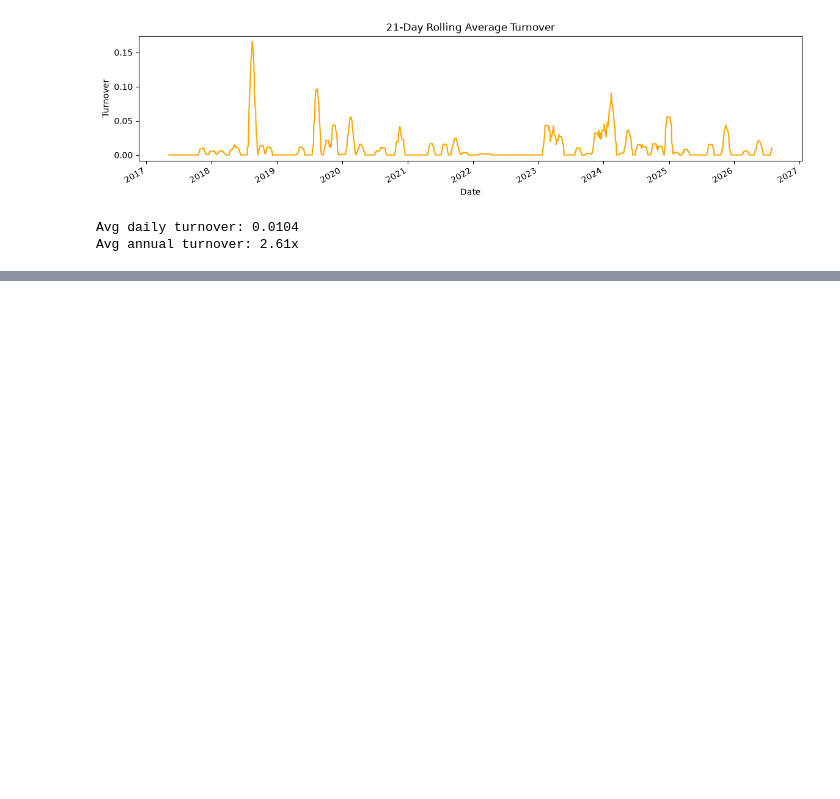
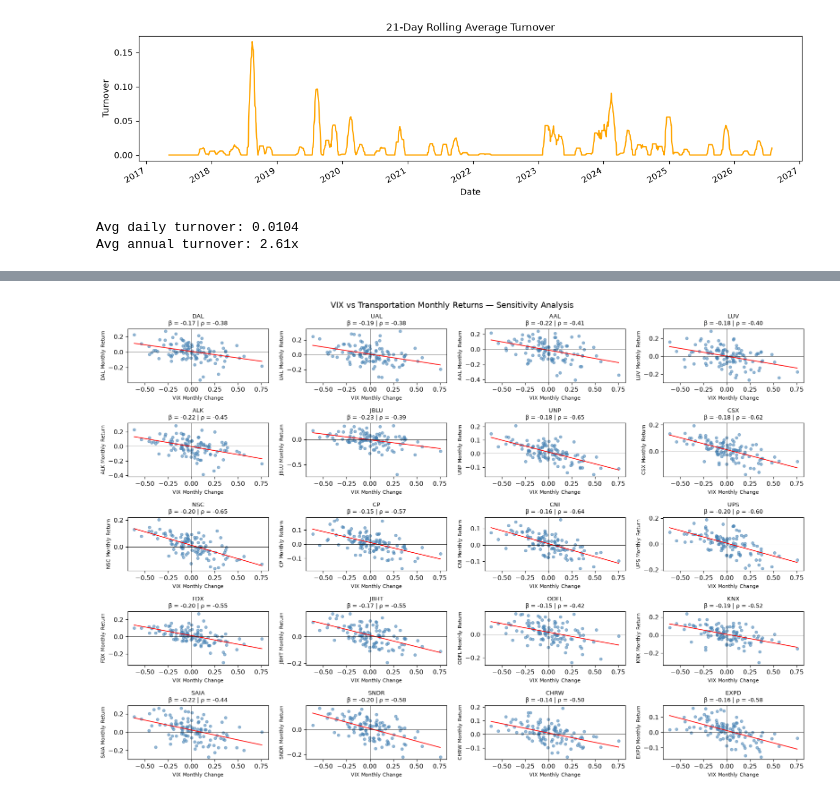
Before and after one commit to japeshwar/US-Transportation-Residual-StatArb, a Jupyter notebook: Notebooks/03_Backtest.ipynb, the cells around one changed output, grey strips where cells are left out. Drawn from its saved outputs; the diff is of its cells as text; code cells hidden in the pictures; blank space fills up the shorter version.

```diff
--- a/Notebooks/03_Backtest.ipynb
+++ b/Notebooks/03_Backtest.ipynb
@@ -357,0 +242,30 @@ for i, ticker in enumerate(tickers):
+# %%
+# VIX vs Transportation — Monthly Sensitivity
+fig, axes = plt.subplots(5, 4, figsize = (16, 11))
+axes = axes.flatten()
+vix_monthly = np.log(macro_returns['VIX']).diff().resample('ME').sum().dropna()
+for i, t in enumerate(stocks_returns.columns):
+    stock_monthly = stocks_returns[t].resample('ME').sum().dropna()
+    common = vix_monthly.index.intersection(stock_monthly.index)
+    x = vix_monthly.loc[common]
+    y = stock_monthly.loc[common]
+    axes[i].scatter(x, y, alpha = 0.55, s = 18, color = 'steelblue')
+    if len(x) > 10:
+        m, b = np.polyfit(x, y, 1)
+        xl = np.linspace(x.min(), x.max(), 100)
+        axes[i].plot(xl, m * xl + b, color = 'red', linewidth = 1.2)
+        corr = x.corr(y)
+        axes[i].set_title(f"{t}\nβ = {m:.2f} | ρ = {corr:.2f}", fontsize = 9)
+    else:
+        axes[i].set_title(t, fontsize = 9)
+    axes[i].axhline(0, color = 'black', linewidth = 0.5)
+    axes[i].axvline(0, color = 'black', linewidth = 0.5)
+    axes[i].set_xlabel("VIX Monthly Change", fontsize = 8)
+    axes[i].set_ylabel(f"{t} Monthly Return", fontsize = 8)
+for j in range(i + 1, len(axes)):
+    axes[j].set_visible(False)
+plt.suptitle("VIX vs Transportation Monthly Returns — Sensitivity Analysis", fontsize = 13)
+plt.tight_layout()
+plt.show()
+# %% [output]
+[figure, added]
```
Also changed, not shown: parts of 17 cells of this notebook, 9 other files.
